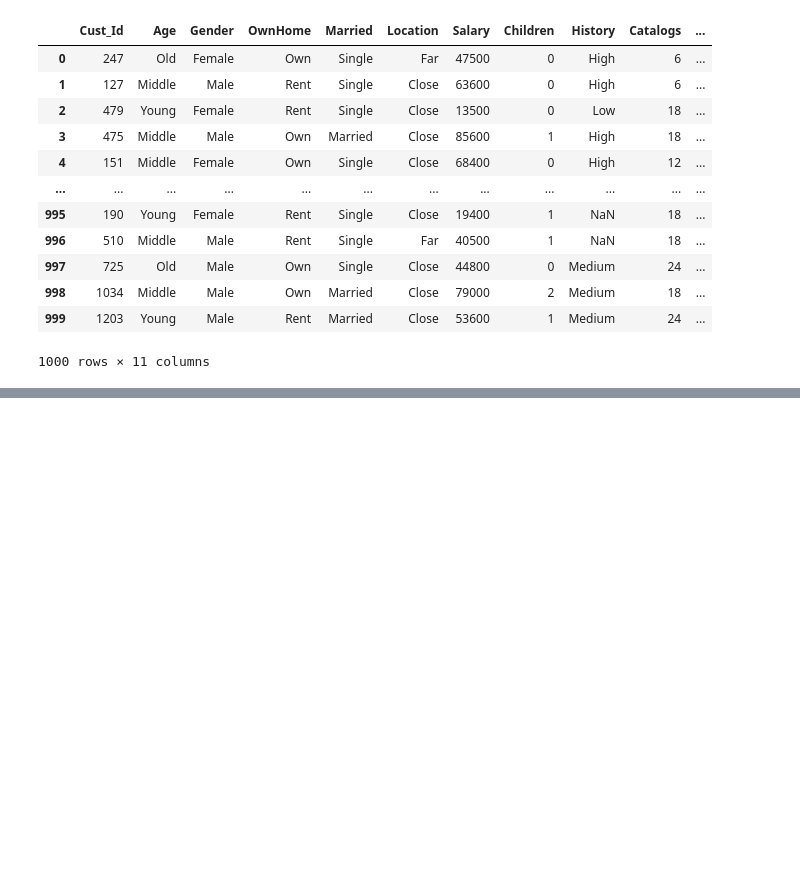
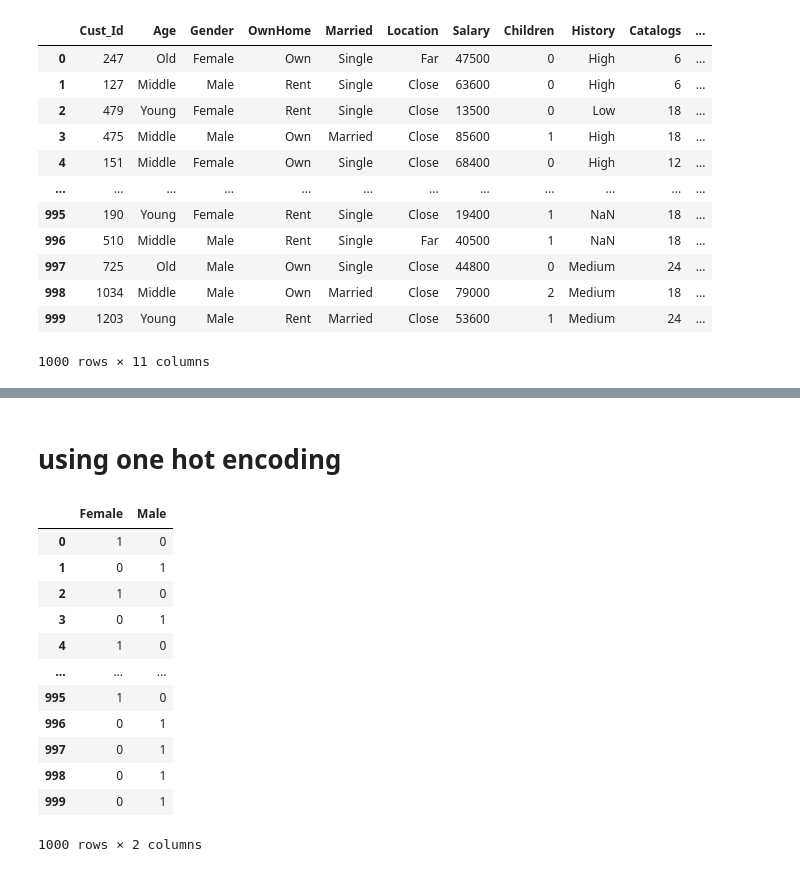
Before and after one commit to kshirsagarsiddharth/manipal_data_science, a Jupyter notebook: pandas_manipal.ipynb, the cells around one changed output, grey strips where cells are left out. Saved outputs shown, nothing was run; the diff lists cells and outputs as text; code cells hidden in the pictures; blank space fills up the shorter version.

```diff
--- a/pandas_manipal.ipynb
+++ b/pandas_manipal.ipynb
@@ -1110,0 +1151,18 @@ df
+# %% [markdown]
+# using one hot encoding
+# %%
+pd.get_dummies(df['Gender'])
+# %% [output]
+|  | Female | Male |
+| 0 | 1 | 0 |
+| 1 | 0 | 1 |
+| 2 | 1 | 0 |
+| 3 | 0 | 1 |
+| 4 | 1 | 0 |
+| ... | ... | ... |
+| 995 | 1 | 0 |
+| 996 | 0 | 1 |
+| 997 | 0 | 1 |
+| 998 | 0 | 1 |
+| 999 | 0 | 1 |
+1000 rows × 2 columns
```
Also changed, not shown: parts of 26 cells of this notebook.
